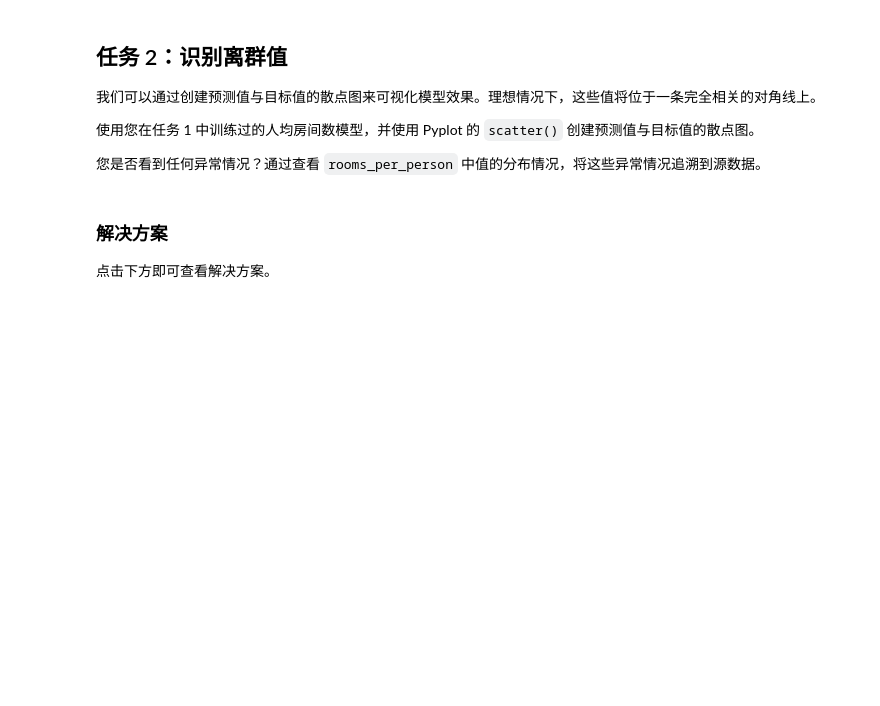
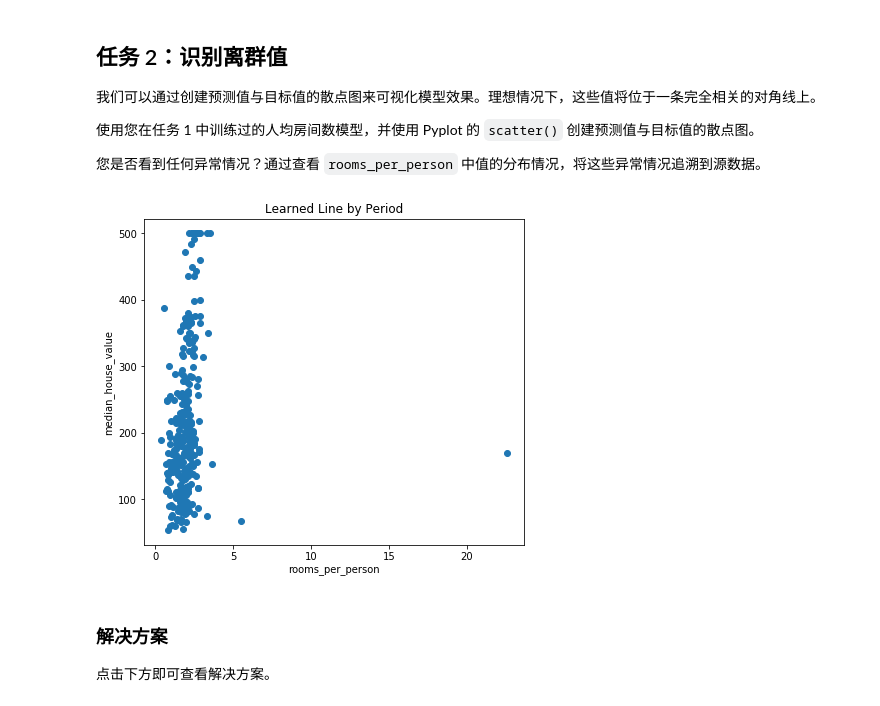
Before and after one commit to Baileyswu/google-tensorflow-tutor, a Jupyter notebook: 3. synthetic_features_and_outliers.ipynb, the cells around one changed output. Cells and saved outputs as stored; diff of their text form; code cells hidden in the pictures; blank space fills up the shorter version.

```diff
--- a/3. synthetic_features_and_outliers.ipynb
+++ b/3. synthetic_features_and_outliers.ipynb
@@ -236,3 +298,17 @@ calibration_data = train_model(
+# %%
+# YOUR CODE HERE
+my_feature = 'rooms_per_person'
+my_label = 'median_house_value'
+plt.figure(figsize=(15, 6))
+plt.subplot(1, 2, 1)
+plt.title("Learned Line by Period")
+plt.ylabel(my_label)
+plt.xlabel(my_feature)
+sample = california_housing_dataframe.sample(n=300)
+plt.scatter(sample[my_feature], sample[my_label])
+colors = [cm.coolwarm(x) for x in np.linspace(-1, 1, 0)]
+# %% [output]
+[figure, added]
 # %% [markdown]
  ### 解决方案
 
```
Also changed, not shown: parts of 12 cells of this notebook.
